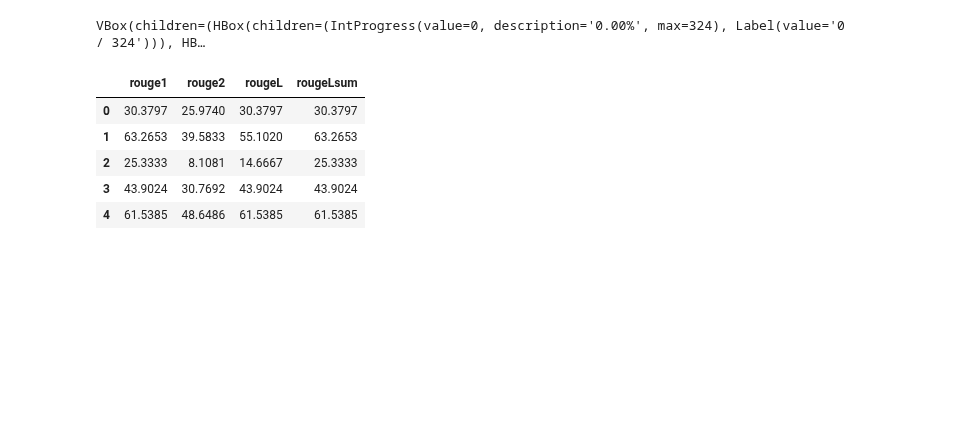
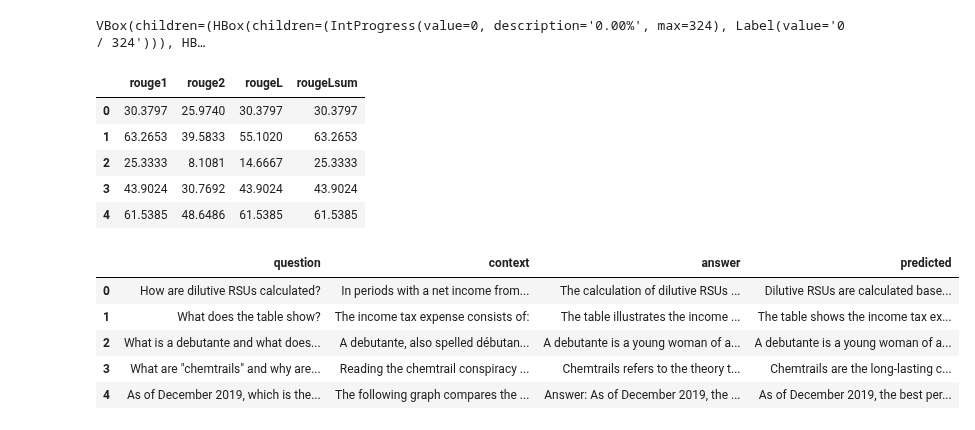
Before and after one commit to yw4401/FinBot, a Jupyter notebook: notebooks/model_rouge.ipynb, the cells around one changed output. Saved outputs shown, nothing was run; the diff lists cells and outputs as text; code cells hidden in the pictures; blank space fills up the shorter version.

```diff
--- a/notebooks/model_rouge.ipynb
+++ b/notebooks/model_rouge.ipynb
@@ -366,3 +366,15 @@ VBox(children=(HBox(children=(IntProgress(value=0, description='0.00%', max=324)
 | 4 | 61.5385 | 48.6486 | 61.5385 | 61.5385 |
 # %%
 rouge_results.to_excel('gs://scraped-news-article-data-null/text-bison-qa-rouge.xlsx')
+# %%
+df = pd.read_parquet('gs://scraped-news-article-data-null/llama-qa-qa-test-predicted.parquet')
+df.loc[df.predicted.str.contains("IMPOSSIBLE", case=False), "predicted"] = "IMPOSSIBLE"
+df.loc[df.predicted.str.contains("The context does not provide", case=False), "predicted"] = "IMPOSSIBLE"
+df.head()
+# %% [output]
+|  | question | context | answer | predicted |
+| 0 | How are dilutive RSUs calculated? | In periods with a net income from... | The calculation of dilutive RSUs ... | Dilutive RSUs are calculated base... |
+| 1 | What does the table show? | The income tax expense consists of: | The table illustrates the income ... | The table shows the income tax ex... |
+| 2 | What is a debutante and what does... | A debutante, also spelled débutan... | A debutante is a young woman of a... | A debutante is a young woman of a... |
+| 3 | What are "chemtrails" and why are... | Reading the chemtrail conspiracy ... | Chemtrails refers to the theory t... | Chemtrails are the long-lasting c... |
+| 4 | As of December 2019, which is the... | The following graph compares the ... | Answer: As of December 2019, the ... | As of December 2019, the best per... |
```
Also changed, not shown: parts of 9 cells of this notebook, 3 other files.
